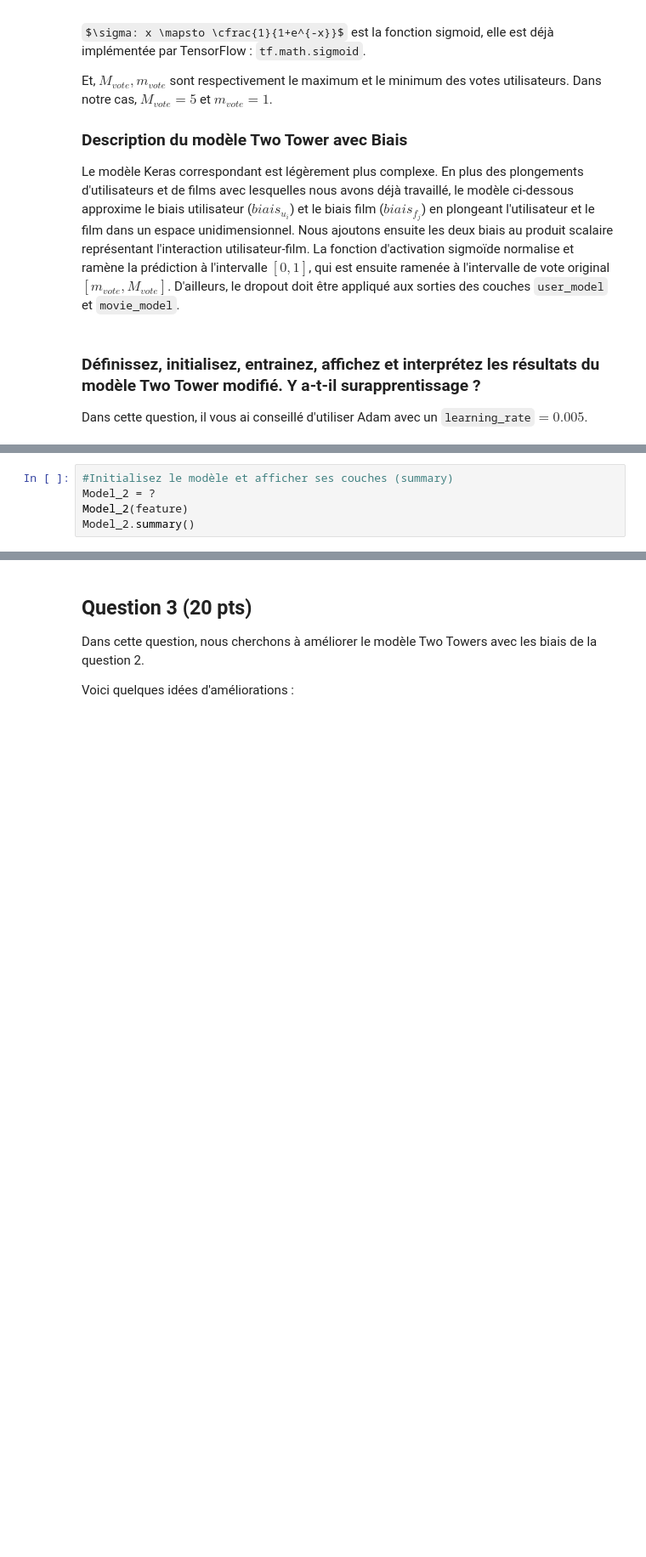
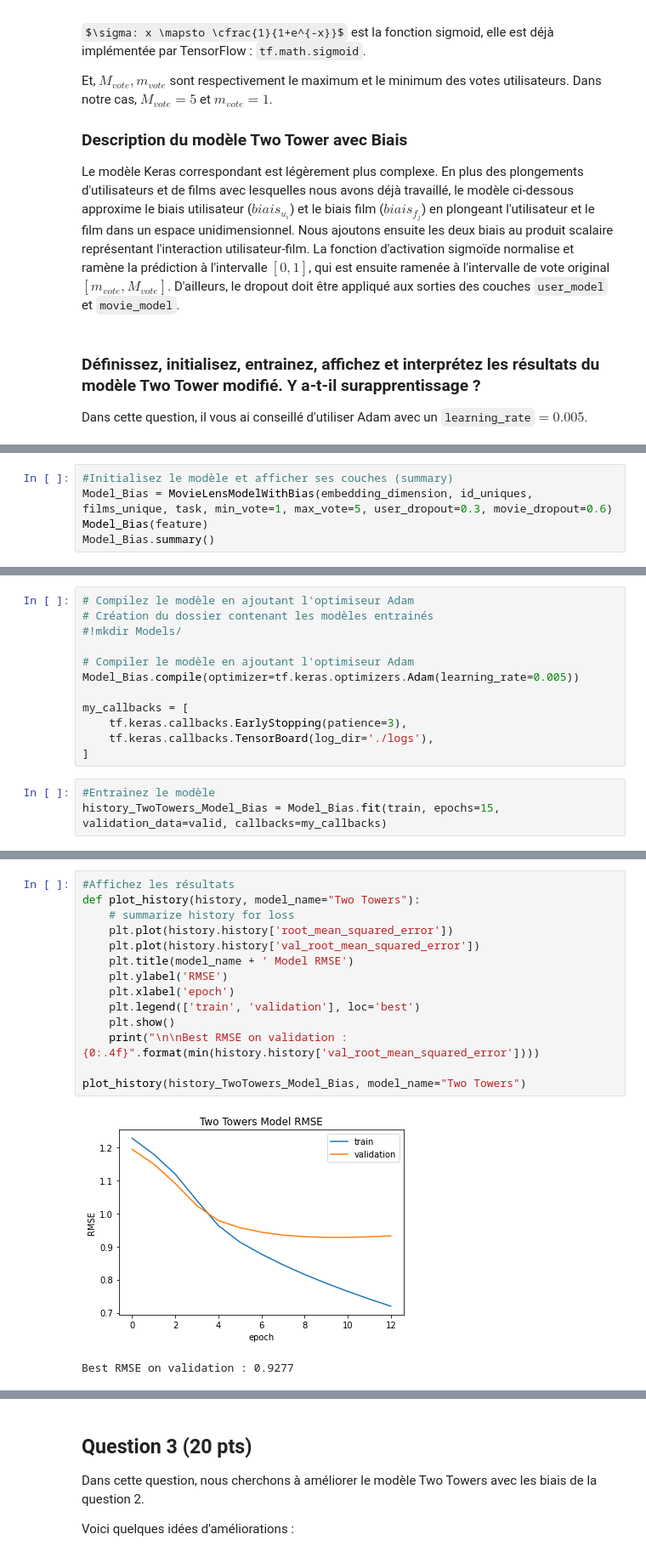
Before and after one commit to vbertalan/LOG6308-TP3, a Jupyter notebook: TP3_Squelette.ipynb, the cells around one changed output, grey strips where cells are left out. Shown at 85% size. Cells and saved outputs as stored; diff of their text form; some formulas as TeX source; blank space fills up the shorter version.

```diff
--- a/TP3_Squelette.ipynb
+++ b/TP3_Squelette.ipynb
@@ -318,5 +413,5 @@ class MovieLensModelWithBias(MovieLensModel):
 # %%
 #Initialisez le modèle et afficher ses couches (summary)
-Model_2 = ?
-Model_2(feature)
-Model_2.summary()
+Model_Bias = MovieLensModelWithBias(embedding_dimension, id_uniques, films_unique, task, min_vote=1, max_vote=5, user_dropout=0.3, movie_dropout=0.6)
+Model_Bias(feature)
+Model_Bias.summary()
@@ -334,0 +436,15 @@ Model_2.summary()
+# %%
+# Compilez le modèle en ajoutant l'optimiseur Adam
+# Création du dossier contenant les modèles entrainés
+#!mkdir Models/
+
+# Compiler le modèle en ajoutant l'optimiseur Adam
+Model_Bias.compile(optimizer=tf.keras.optimizers.Adam(learning_rate=0.005))
+
+my_callbacks = [
+    tf.keras.callbacks.EarlyStopping(patience=3),
+    tf.keras.callbacks.TensorBoard(log_dir='./logs'),
+]
+# %%
+#Entrainez le modèle
+history_TwoTowers_Model_Bias = Model_Bias.fit(train, epochs=15, validation_data=valid, callbacks=my_callbacks)
@@ -334,0 +469,17 @@ Model_2.summary()
+# %%
+#Affichez les résultats
+def plot_history(history, model_name="Two Towers"):
+    # summarize history for loss
+    plt.plot(history.history['root_mean_squared_error'])
+    plt.plot(history.history['val_root_mean_squared_error'])
+    plt.title(model_name + ' Model RMSE')
+    plt.ylabel('RMSE')
+    plt.xlabel('epoch')
+    plt.legend(['train', 'validation'], loc='best')
+    plt.show()
+    print("\n\nBest RMSE on validation : {0:.4f}".format(min(history.history['val_root_mean_squared_error'])))
+
+plot_history(history_TwoTowers_Model_Bias, model_name="Two Towers")
+# %% [output]
+[figure, added]
+Best RMSE on validation : 0.9277
```
Also changed, not shown: parts of 39 cells of this notebook, 5 other files.
